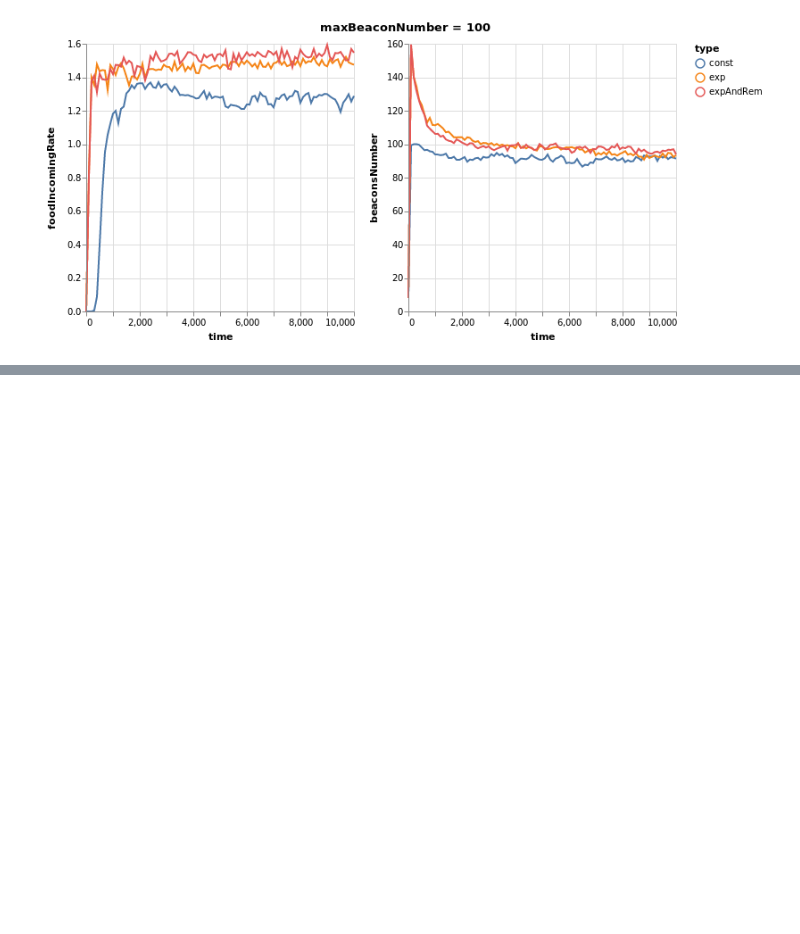
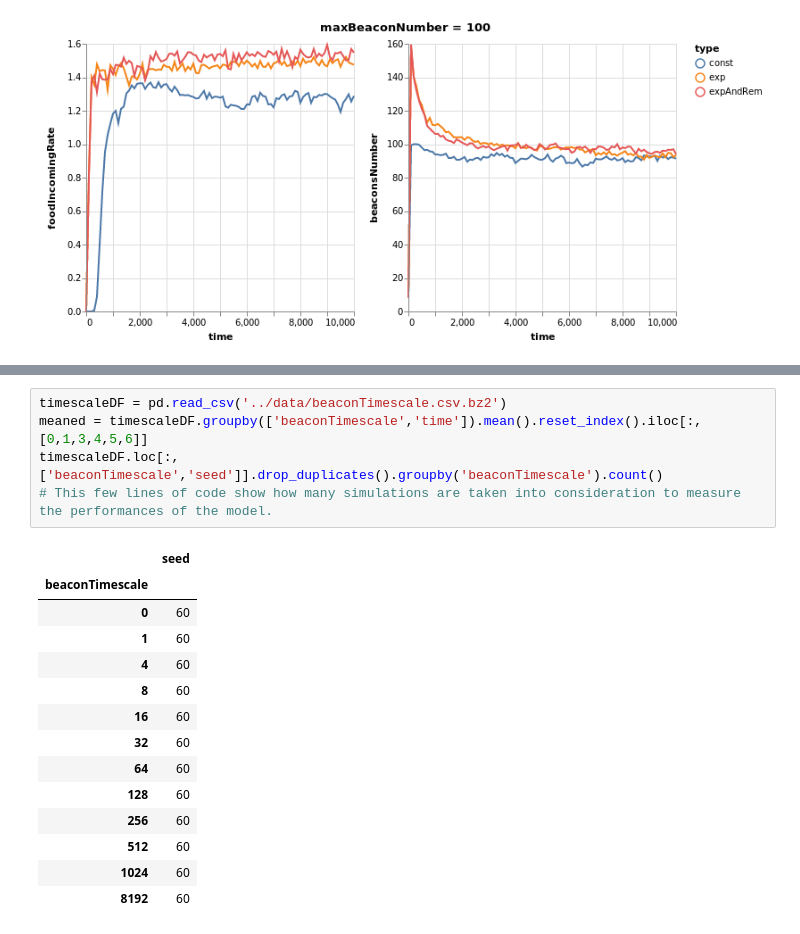
Before and after one commit to MarcoVitalii/IntSysProject, a Jupyter notebook: python/dataAnalysis.ipynb, the cells around one changed output, grey strips where cells are left out. Drawn from its saved outputs; the diff is of its cells as text; blank space fills up the shorter version.

```diff
--- a/python/dataAnalysis.ipynb
+++ b/python/dataAnalysis.ipynb
@@ -115,0 +102,20 @@ alt.Chart(meaned).mark_line().encode(
+# %%
+timescaleDF = pd.read_csv('../data/beaconTimescale.csv.bz2')
+meaned = timescaleDF.groupby(['beaconTimescale','time']).mean().reset_index().iloc[:,[0,1,3,4,5,6]]
+timescaleDF.loc[:,['beaconTimescale','seed']].drop_duplicates().groupby('beaconTimescale').count()
+# This few lines of code show how many simulations are taken into consideration to measure the performances of the model.
+# %% [output]
+|  | seed |
+| beaconTimescale |  |
+| 0 | 60 |
+| 1 | 60 |
+| 4 | 60 |
+| 8 | 60 |
+| 16 | 60 |
+| 32 | 60 |
+| 64 | 60 |
+| 128 | 60 |
+| 256 | 60 |
+| 512 | 60 |
+| 1024 | 60 |
+| 8192 | 60 |
```
Also changed, not shown: parts of 9 cells of this notebook, 11 other files.
